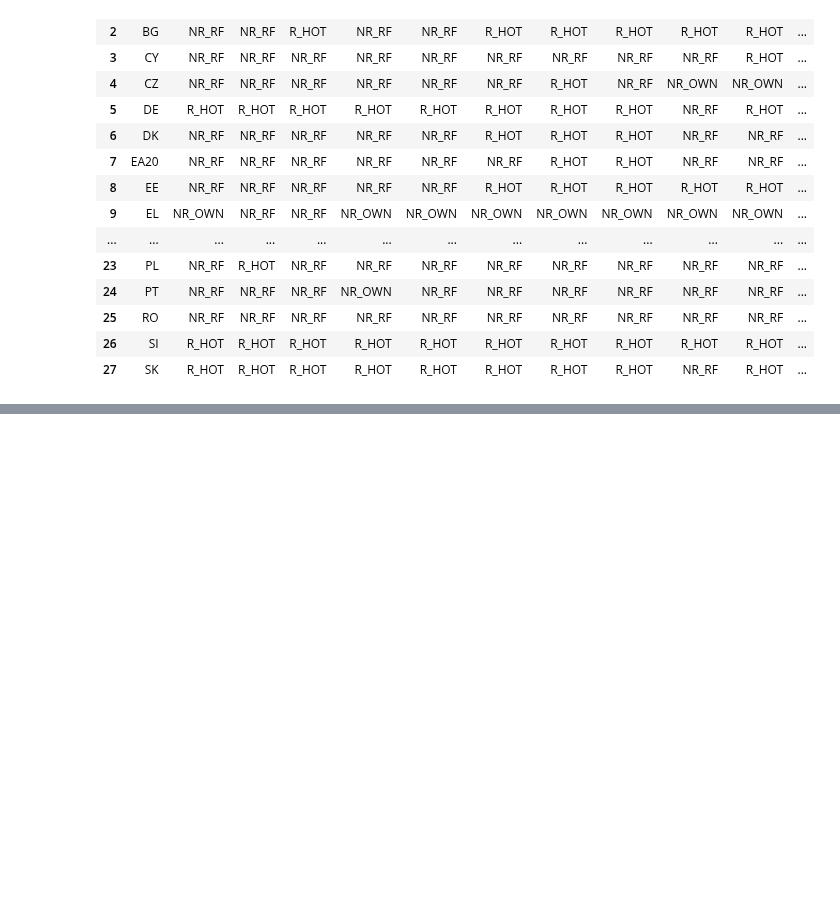
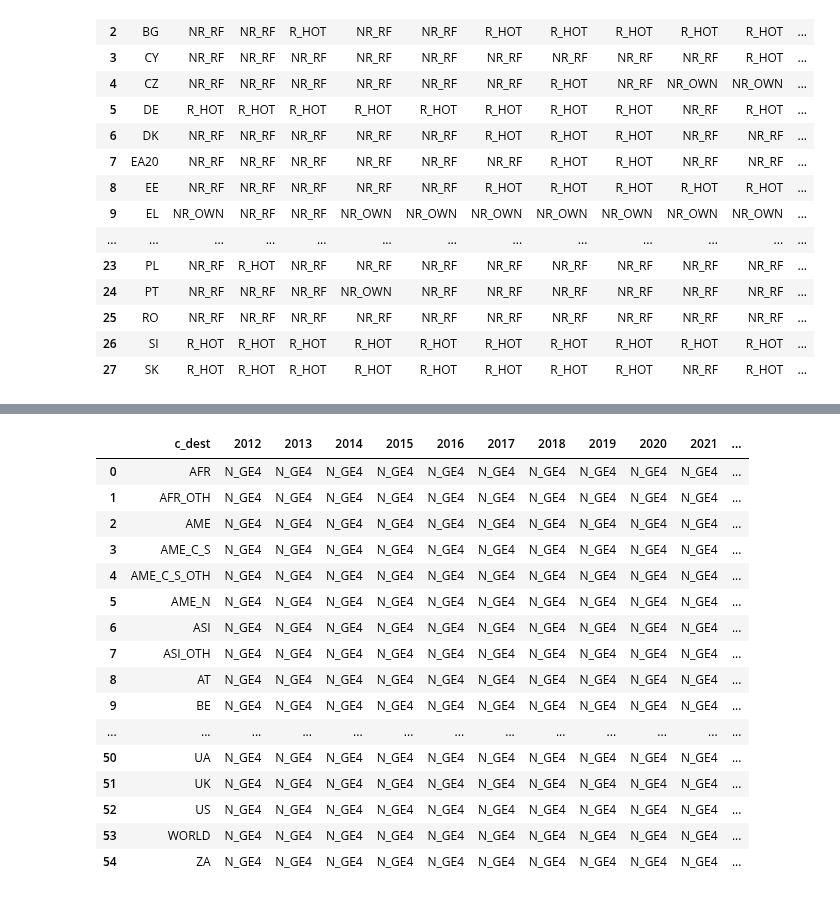
Before and after one commit to 0x4rt3m1s/EUFLOW, a Jupyter notebook: analysis.ipynb, the cells around one changed output, grey strips where cells are left out. Drawn from its saved outputs; the diff is of its cells as text; code cells hidden in the pictures; blank space fills up the shorter version.

```diff
--- a/analysis.ipynb
+++ b/analysis.ipynb
@@ -376,2 +504,24 @@ id_max_accomod
 # %%
-# Night spent per destination
+# Night spent per destination$
+dest_night_pop = tnw_cleaned[~tnw_cleaned['duration'].isin(night_banned_values)].groupby(['c_dest', 'duration'])[years_tnw].sum().reset_index()
+dest_id_max_night = dest_night_pop.groupby('c_dest')[years_tnw].idxmax().reset_index()
+dest_id_max_night[years_tnw] = dest_id_max_night[years_tnw].apply(lambda x: dest_night_pop.loc[x, 'duration'].values)
+dest_id_max_night
+# %% [output]
+|  | c_dest | 2012 | 2013 | 2014 | 2015 | 2016 | 2017 | 2018 | 2019 | 2020 | 2021 | ... |
+| 0 | AFR | N_GE4 | N_GE4 | N_GE4 | N_GE4 | N_GE4 | N_GE4 | N_GE4 | N_GE4 | N_GE4 | N_GE4 | ... |
+| 1 | AFR_OTH | N_GE4 | N_GE4 | N_GE4 | N_GE4 | N_GE4 | N_GE4 | N_GE4 | N_GE4 | N_GE4 | N_GE4 | ... |
+| 2 | AME | N_GE4 | N_GE4 | N_GE4 | N_GE4 | N_GE4 | N_GE4 | N_GE4 | N_GE4 | N_GE4 | N_GE4 | ... |
+| 3 | AME_C_S | N_GE4 | N_GE4 | N_GE4 | N_GE4 | N_GE4 | N_GE4 | N_GE4 | N_GE4 | N_GE4 | N_GE4 | ... |
+| 4 | AME_C_S_OTH | N_GE4 | N_GE4 | N_GE4 | N_GE4 | N_GE4 | N_GE4 | N_GE4 | N_GE4 | N_GE4 | N_GE4 | ... |
+| 5 | AME_N | N_GE4 | N_GE4 | N_GE4 | N_GE4 | N_GE4 | N_GE4 | N_GE4 | N_GE4 | N_GE4 | N_GE4 | ... |
+| 6 | ASI | N_GE4 | N_GE4 | N_GE4 | N_GE4 | N_GE4 | N_GE4 | N_GE4 | N_GE4 | N_GE4 | N_GE4 | ... |
+| 7 | ASI_OTH | N_GE4 | N_GE4 | N_GE4 | N_GE4 | N_GE4 | N_GE4 | N_GE4 | N_GE4 | N_GE4 | N_GE4 | ... |
+| 8 | AT | N_GE4 | N_GE4 | N_GE4 | N_GE4 | N_GE4 | N_GE4 | N_GE4 | N_GE4 | N_GE4 | N_GE4 | ... |
+| 9 | BE | N_GE4 | N_GE4 | N_GE4 | N_GE4 | N_GE4 | N_GE4 | N_GE4 | N_GE4 | N_GE4 | N_GE4 | ... |
+| ... | ... | ... | ... | ... | ... | ... | ... | ... | ... | ... | ... | ... |
+| 50 | UA | N_GE4 | N_GE4 | N_GE4 | N_GE4 | N_GE4 | N_GE4 | N_GE4 | N_GE4 | N_GE4 | N_GE4 | ... |
+| 51 | UK | N_GE4 | N_GE4 | N_GE4 | N_GE4 | N_GE4 | N_GE4 | N_GE4 | N_GE4 | N_GE4 | N_GE4 | ... |
+| 52 | US | N_GE4 | N_GE4 | N_GE4 | N_GE4 | N_GE4 | N_GE4 | N_GE4 | N_GE4 | N_GE4 | N_GE4 | ... |
+| 53 | WORLD | N_GE4 | N_GE4 | N_GE4 | N_GE4 | N_GE4 | N_GE4 | N_GE4 | N_GE4 | N_GE4 | N_GE4 | ... |
+| 54 | ZA | N_GE4 | N_GE4 | N_GE4 | N_GE4 | N_GE4 | N_GE4 | N_GE4 | N_GE4 | N_GE4 | N_GE4 | ... |
```
Also changed, not shown: parts of 16 cells of this notebook, 1 other file.
